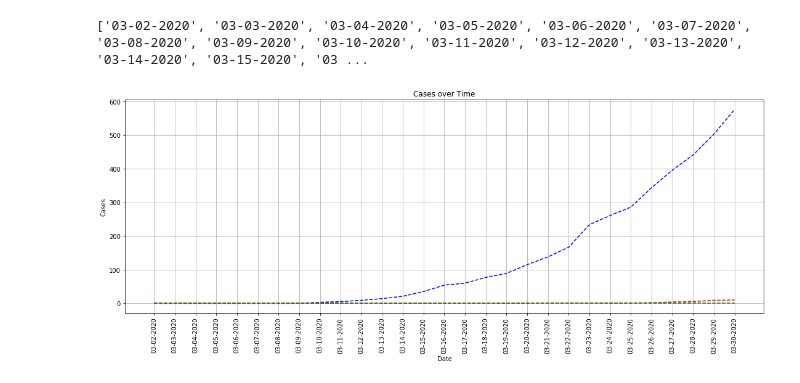
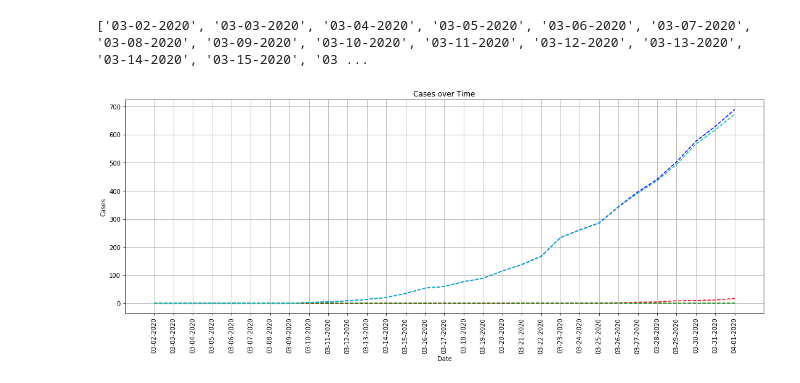
Before and after one commit to fuzzbient/jupyter, a Jupyter notebook: 20200323 COVID Regressions MN.ipynb, the cells around one changed output. Saved outputs shown, nothing was run; the diff lists cells and outputs as text; code cells hidden in the pictures.

```diff
--- a/20200323 COVID Regressions MN.ipynb
+++ b/20200323 COVID Regressions MN.ipynb
@@ -18,6 +18,7 @@ from datetime import date, datetime, timedelta
 cases = []
 deaths = []
 recoveries = []
+active = []
 
 #The valid CSV formats started on 03-22-2020
 #numdays = (date.today() - datetime.strptime('03-21-2020', "%m-%d-%Y").date()).days
@@ -37,13 +38,25 @@ for d in dates:
     df = pd.read_csv(time_series_file)
     #print(df.columns)
     if 'Province_State' in df.columns:
-        cases.append(df.loc[df['Province_State'] == 'Minnesota', 'Confirmed'].sum())
-        deaths.append(df.loc[df['Province_State'] == 'Minnesota', 'Deaths'].sum())
-        recoveries.append(df.loc[df['Province_State'] == 'Minnesota', 'Recovered'].sum())
+        #cases.append(df.loc[df['Province_State'] == 'Minnesota', 'Confirmed'].sum())
+        #deaths.append(df.loc[df['Province_State'] == 'Minnesota', 'Deaths'].sum())
+        #recoveries.append(df.loc[df['Province_State'] == 'Minnesota', 'Recovered'].sum()) #This doesn't have any valid numbers in it yet
+        #active.append(df.loc[df['Province_State'] == 'Minnesota', 'Active'].sum()) #This doesn't have any valid numbers in it yet
+        casesum = df.loc[df['Province_State'] == 'Minnesota', 'Confirmed'].sum()
+        deathsum = df.loc[df['Province_State'] == 'Minnesota', 'Deaths'].sum()
+        recoverysum = df.loc[df['Province_State'] == 'Minnesota', 'Recovered'].sum() #This doesn't have any valid numbers in it yet
+        cases.append(casesum)
+        deaths.append(deathsum)
+        recoveries.append(recoverysum)
+        active.append(casesum - (deathsum + recoverysum))
     if 'Province/State' in df.columns:
-        cases.append(df.loc[df['Province/State'] == 'Minnesota', 'Confirmed'].sum())
-        deaths.append(df.loc[df['Province/State'] == 'Minnesota', 'Deaths'].sum())
-        recoveries.append(df.loc[df['Province/State'] == 'Minnesota', 'Recovered'].sum())
+        casesum = df.loc[df['Province/State'] == 'Minnesota', 'Confirmed'].sum()
+        deathsum = df.loc[df['Province/State'] == 'Minnesota', 'Deaths'].sum()
+        recoverysum = df.loc[df['Province/State'] == 'Minnesota', 'Recovered'].sum() #This doesn't have any valid numbers in it yet
+        cases.append(casesum)
+        deaths.append(deathsum)
+        recoveries.append(recoverysum)
+        active.append(casesum - (deathsum + recoverysum))
 # %%
 #dates = ['3/1/2020','3/2/2020','3/3/2020','3/4/2020','3/5/2020','3/6/2020','3/7/2020','3/8/2020','3/9/2020','3/10/2020','3/11/2020','3/12/2020','3/13/2020','3/14/2020','3/15/2020','3/16/2020','3/17/2020','3/18/2020','3/19/2020','3/20/2020','3/21/2020','3/22/2020','3/23/2020','3/24/2020','3/25/2020']
 #cases = [0,0,0,0,0,1,1,2,2,3,5,9,14,21,35,54,60,76,89,115,137,169,235,262,287]
@@ -54,18 +67,19 @@ print(dates,cases,deaths,recoveries)
 # %%
 fig = plt.figure(figsize=(18,6))
 axes = fig.add_axes([0,0,0.8,0.8])
 
-axes.plot(dates, cases, 'b--') # Create line plot with red dashed line
-axes.plot(dates, deaths, 'r--') # Create line plot with red dashed line
-axes.plot(dates, recoveries, 'g--') # Create line plot with red dashed line
+axes.plot(dates, cases, 'b--')
+axes.plot(dates, deaths, 'r--')
+axes.plot(dates, recoveries, 'g--')
+axes.plot(dates, active, 'c--')
 plt.title('Cases over Time')
 plt.xlabel('Date')
 plt.ylabel('Cases')
 plt.xticks(rotation=90)
 plt.grid()
 plt.show()
 # %% [output]
-[figure, old version]
+[figure, new version]
 # %%
 datetimes = [pd.to_datetime(date, infer_datetime_format=True).dayofyear for date in dates]
 print(datetimes)
```
Also changed, not shown: parts of 10 cells of this notebook, 1 other file.
